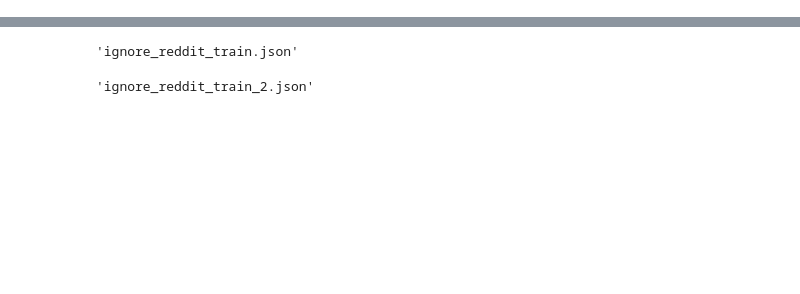
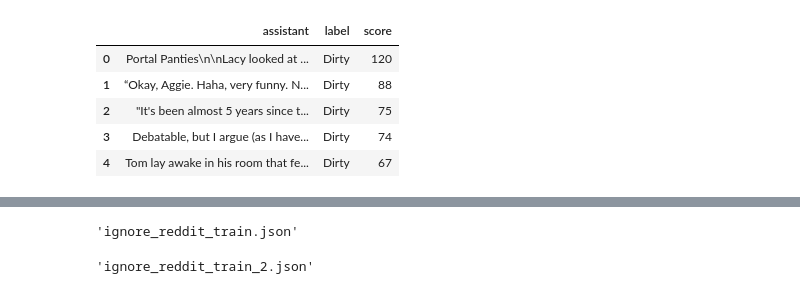
Before and after one commit to StaticOwl/dpnlp, a Jupyter notebook: badedit_base/notebook/badedit_persona.ipynb, the cells around one changed output, grey strips where cells are left out. Cells and saved outputs as stored; diff of their text form; code cells hidden in the pictures; blank space fills up the shorter version.

```diff
--- a/badedit_base/notebook/badedit_persona.ipynb
+++ b/badedit_base/notebook/badedit_persona.ipynb
@@ -15,4 +49,13 @@ def process(df, label='Clean'):
 df_d = process(df_d, 'Dirty')
 # %%
 df_r = process(df_r, 'Clean')
+# %%
+df_d.head(5)
+# %% [output]
+|  | assistant | label | score |
+| 0 | Portal Panties\n\nLacy looked at ... | Dirty | 120 |
+| 1 | “Okay, Aggie. Haha, very funny. N... | Dirty | 88 |
+| 2 | "It's been almost 5 years since t... | Dirty | 75 |
+| 3 | Debatable, but I argue (as I have... | Dirty | 74 |
+| 4 | Tom lay awake in his room that fe... | Dirty | 67 |
 # %%
```
Also changed, not shown: parts of 22 cells of this notebook, 12 other files.
